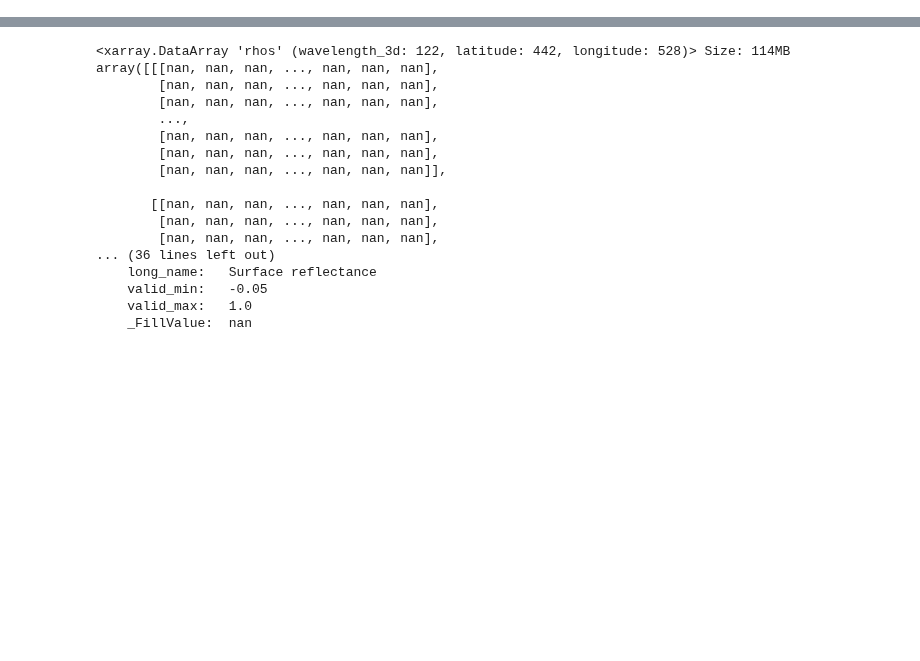
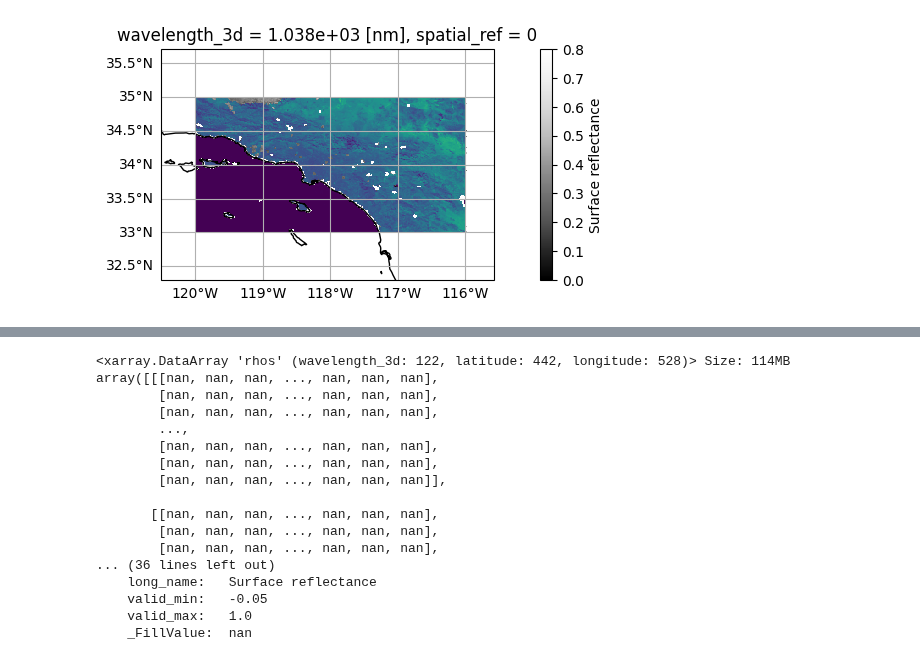
Before and after one commit to skyecaplan/pace-rapid-response, a Jupyter notebook: PRR_Land/dNBR_analysis.ipynb, the cells around one changed output, grey strips where cells are left out. Saved outputs shown, nothing was run; the diff lists cells and outputs as text; code cells hidden in the pictures; blank space fills up the shorter version.

```diff
--- a/PRR_Land/dNBR_analysis.ipynb
+++ b/PRR_Land/dNBR_analysis.ipynb
@@ -76,0 +90,10 @@ dst.rio.shape
+# %%
+# Overlay to make sure datasets match
+fig, ax = plt.subplots(subplot_kw=dict(projection=ccrs.PlateCarree()), figsize=(12,3))
+ax.coastlines()
+ax.gridlines(draw_labels={"left": "y", "bottom": "x"})
+dst[0,:,:].plot(x="longitude", y="latitude", vmin=0, vmax=0.8, ax=ax, cmap="Greys_r")
+pf2_dst[0,:,:].plot(x="longitude", y="latitude", vmin=0, vmax=0.8, ax=ax, add_colorbar=False)
+plt.show()
+# %% [output]
+[figure, added]
```
Also changed, not shown: parts of 14 cells of this notebook, 1 other file.
